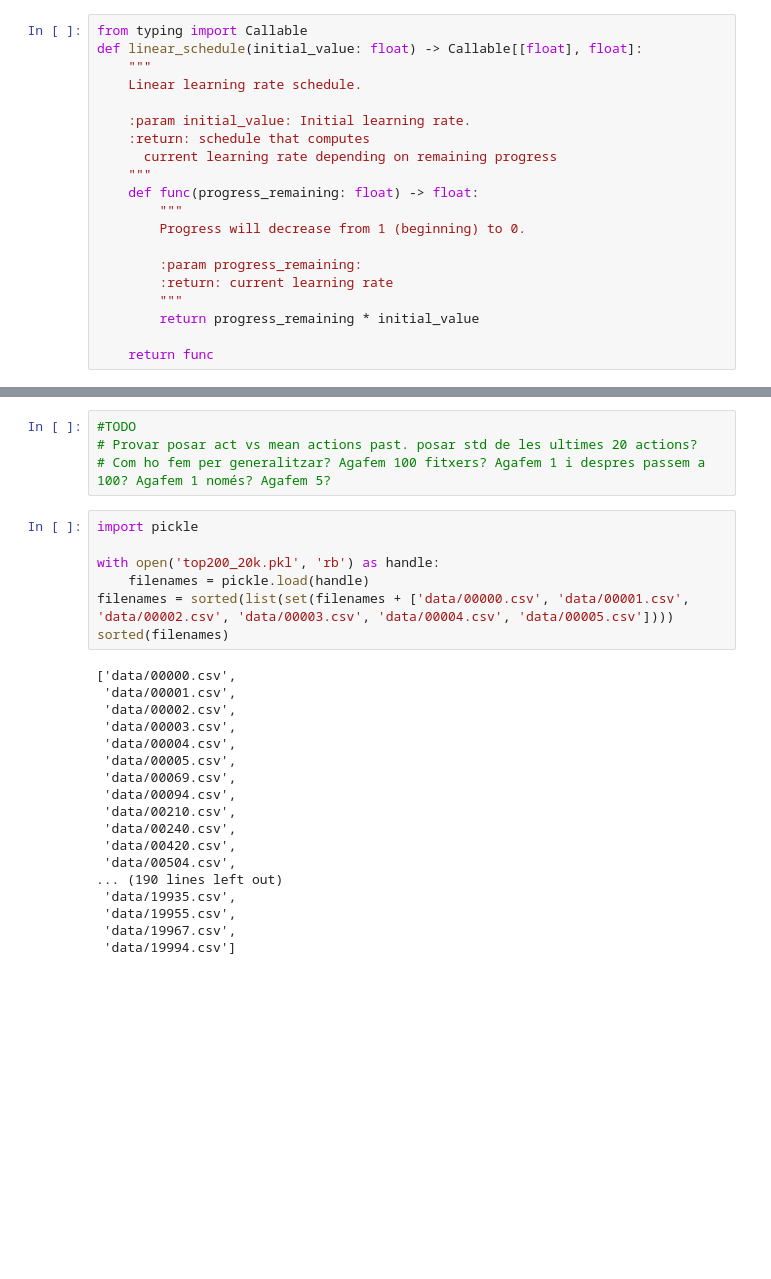
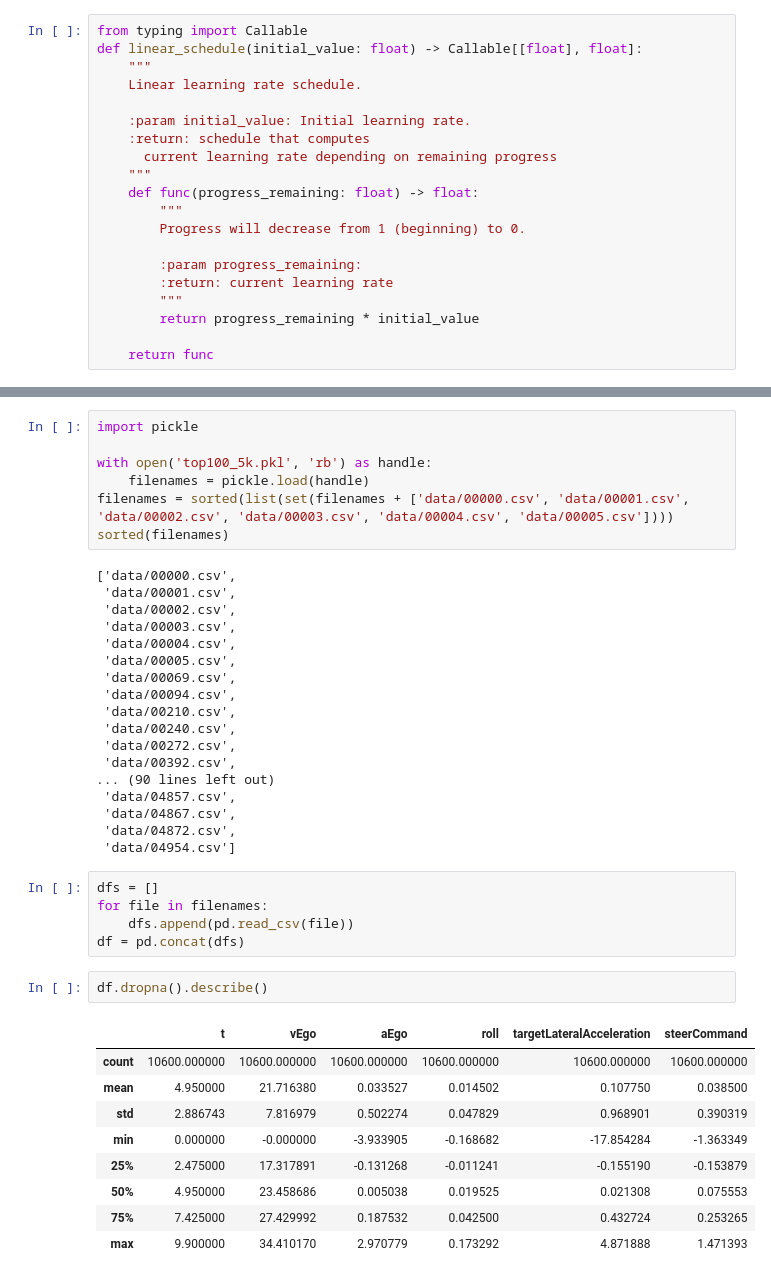
Before and after one commit to pau-mensa/controls_challenge, a Jupyter notebook: experiment.ipynb, the cells around one changed output, grey strips where cells are left out. Cells and saved outputs as stored; diff of their text form; blank space fills up the shorter version.

```diff
--- a/experiment.ipynb
+++ b/experiment.ipynb
@@ -535,14 +482,10 @@ class DriverEnv(gym.Env):
 
     def close(self):
         pass
-# %%
-#TODO
-# Provar posar act vs mean actions past. posar std de les ultimes 20 actions?
-# Com ho fem per generalitzar? Agafem 100 fitxers? Agafem 1 i despres passem a 100? Agafem 1 només? Agafem 5?
 # %%
 import pickle
 
-with open('top200_20k.pkl', 'rb') as handle:
+with open('top100_5k.pkl', 'rb') as handle:
     filenames = pickle.load(handle)
 filenames = sorted(list(set(filenames + ['data/00000.csv', 'data/00001.csv', 'data/00002.csv', 'data/00003.csv', 'data/00004.csv', 'data/00005.csv'])))
 sorted(filenames)
@@ -557,11 +500,28 @@ sorted(filenames)
  'data/00094.csv',
  'data/00210.csv',
  'data/00240.csv',
- 'data/00420.csv',
- 'data/00504.csv',
-... (190 lines left out)
- 'data/19935.csv',
- 'data/19955.csv',
- 'data/19967.csv',
- 'data/19994.csv']
+ 'data/00272.csv',
+ 'data/00392.csv',
+... (90 lines left out)
+ 'data/04857.csv',
+ 'data/04867.csv',
+ 'data/04872.csv',
+ 'data/04954.csv']
+# %%
+dfs = []
+for file in filenames:
+    dfs.append(pd.read_csv(file))
+df = pd.concat(dfs)
+# %%
+df.dropna().describe()
+# %% [output]
+|  | t | vEgo | aEgo | roll | targetLateralAcceleration | steerCommand |
+| count | 10600.000000 | 10600.000000 | 10600.000000 | 10600.000000 | 10600.000000 | 10600.000000 |
+| mean | 4.950000 | 21.716380 | 0.033527 | 0.014502 | 0.107750 | 0.038500 |
+| std | 2.886743 | 7.816979 | 0.502274 | 0.047829 | 0.968901 | 0.390319 |
+| min | 0.000000 | -0.000000 | -3.933905 | -0.168682 | -17.854284 | -1.363349 |
+| 25% | 2.475000 | 17.317891 | -0.131268 | -0.011241 | -0.155190 | -0.153879 |
+| 50% | 4.950000 | 23.458686 | 0.005038 | 0.019525 | 0.021308 | 0.075553 |
+| 75% | 7.425000 | 27.429992 | 0.187532 | 0.042500 | 0.432724 | 0.253265 |
+| max | 9.900000 | 34.410170 | 2.970779 | 0.173292 | 4.871888 | 1.471393 |
 # %%
```
Also changed, not shown: parts of 13 cells of this notebook.
